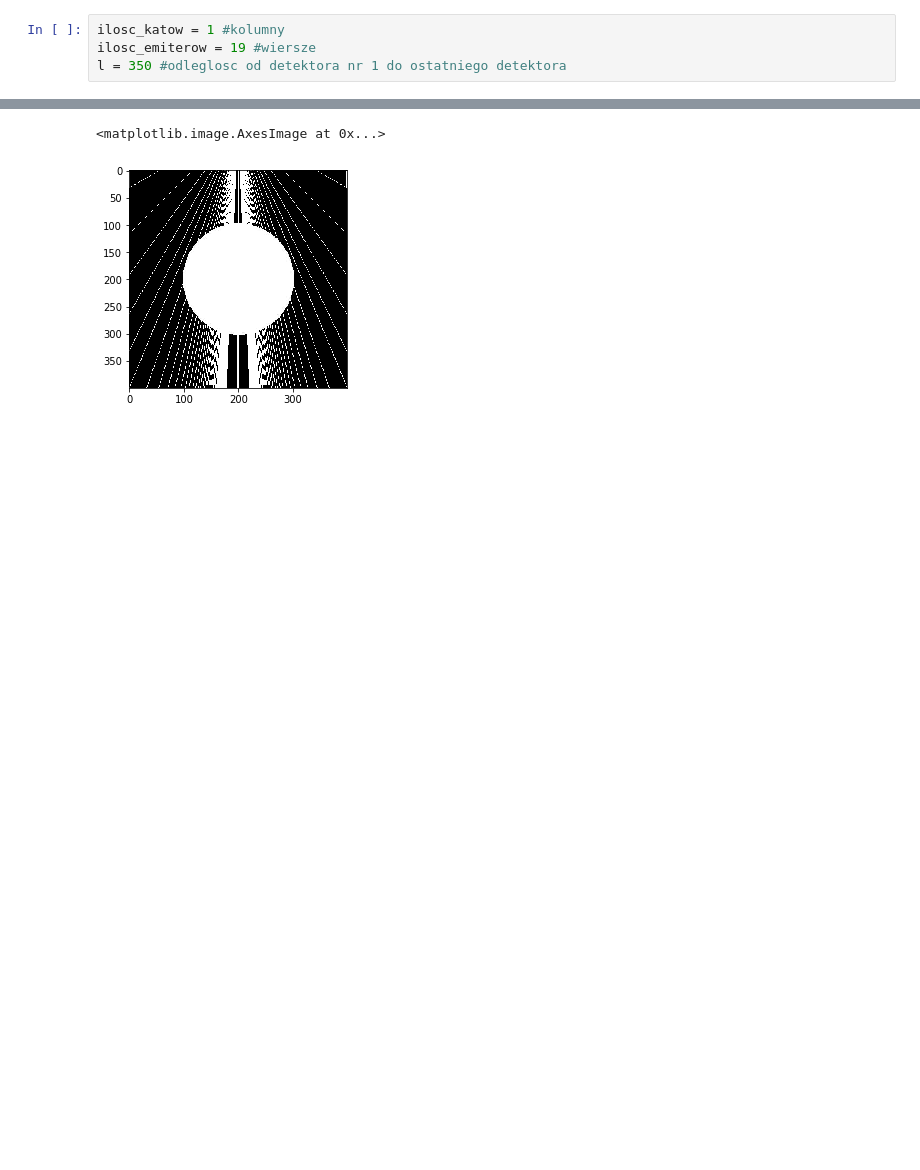
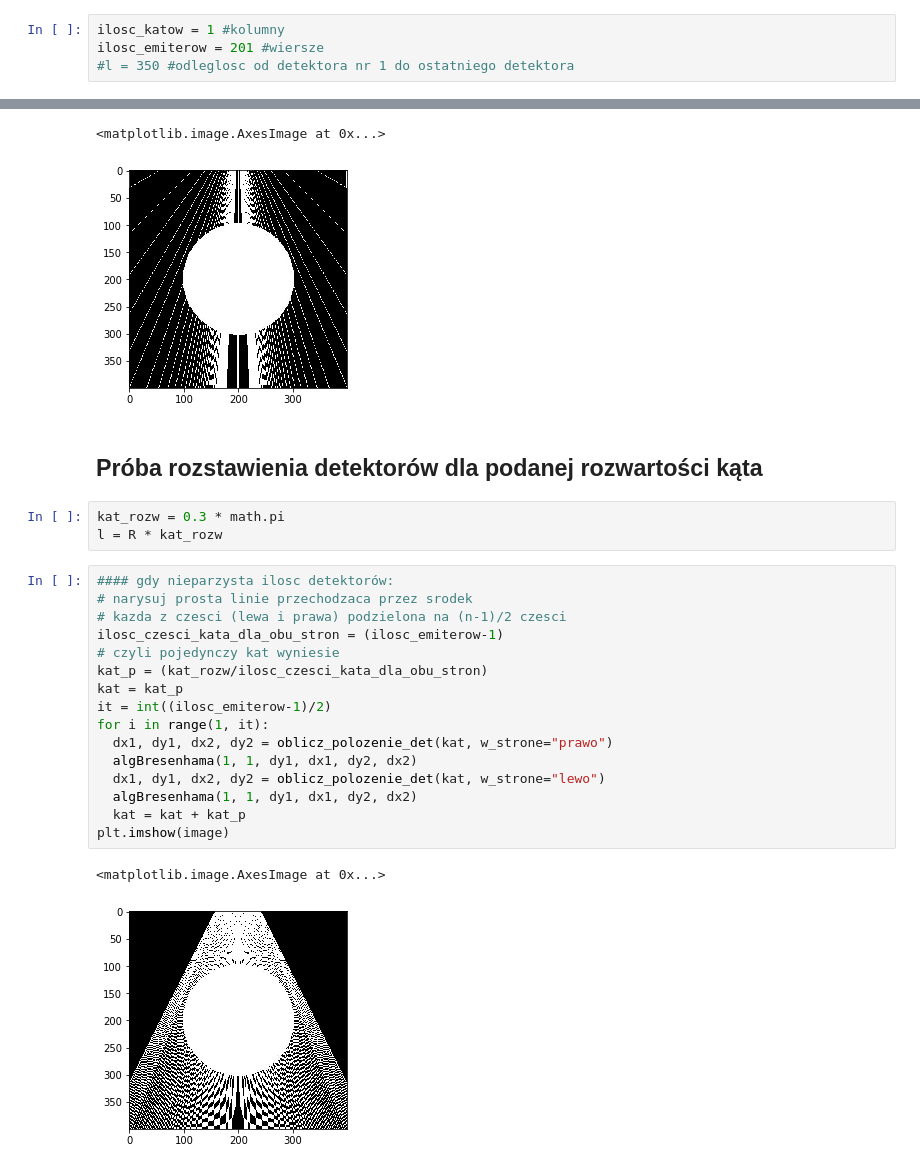
Before and after one commit to EwaKomkowska/Informatyka_w_medycynie, a Jupyter notebook: Tomograf.ipynb, the cells around one changed output, grey strips where cells are left out. Drawn from its saved outputs; the diff is of its cells as text; blank space fills up the shorter version.

```diff
--- a/Tomograf.ipynb
+++ b/Tomograf.ipynb
@@ -11,8 +11,8 @@ import scipy.ndimage
 from scipy import misc
 # %%
 ilosc_katow = 1 #kolumny
-ilosc_emiterow = 19 #wiersze
-l = 350 #odleglosc od detektora nr 1 do ostatniego detektora
+ilosc_emiterow = 201 #wiersze
+#l = 350 #odleglosc od detektora nr 1 do ostatniego detektora
 # %%
 image = imageio.imread('/content/drive/My Drive/Colab Notebooks/Zdjecia/Kolo.jpg')
 # %%
@@ -268,3 +268,27 @@ plt.imshow(image)
 # %% [output]
 <matplotlib.image.AxesImage at 0x...>
 [figure]
+# %% [markdown]
+## Próba rozstawienia detektorów dla podanej rozwartości kąta
+# %%
+kat_rozw = 0.3 * math.pi
+l = R * kat_rozw
+# %%
+#### gdy nieparzysta ilosc detektorów:
+# narysuj prosta linie przechodzaca przez srodek
+# kazda z czesci (lewa i prawa) podzielona na (n-1)/2 czesci
+ilosc_czesci_kata_dla_obu_stron = (ilosc_emiterow-1)
+# czyli pojedynczy kat wyniesie
+kat_p = (kat_rozw/ilosc_czesci_kata_dla_obu_stron)
+kat = kat_p
+it = int((ilosc_emiterow-1)/2)
+for i in range(1, it):
+  dx1, dy1, dx2, dy2 = oblicz_polozenie_det(kat, w_strone="prawo")
+  algBresenhama(1, 1, dy1, dx1, dy2, dx2)
+  dx1, dy1, dx2, dy2 = oblicz_polozenie_det(kat, w_strone="lewo")
+  algBresenhama(1, 1, dy1, dx1, dy2, dx2)
+  kat = kat + kat_p
+plt.imshow(image)
+# %% [output]
+<matplotlib.image.AxesImage at 0x...>
+[figure, added]
```
Also changed, not shown: parts of 1 cell of this notebook.
